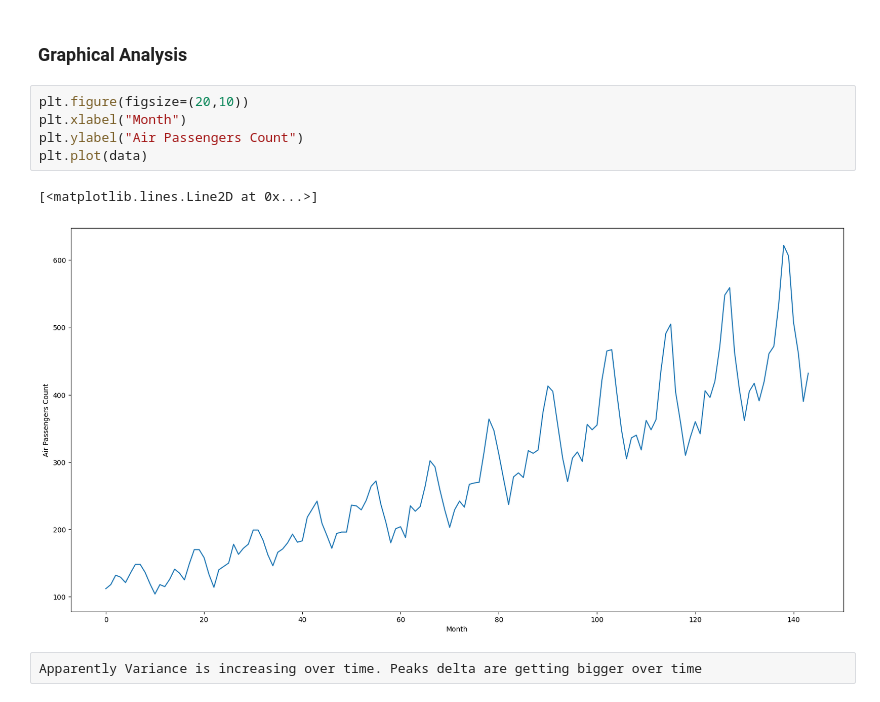
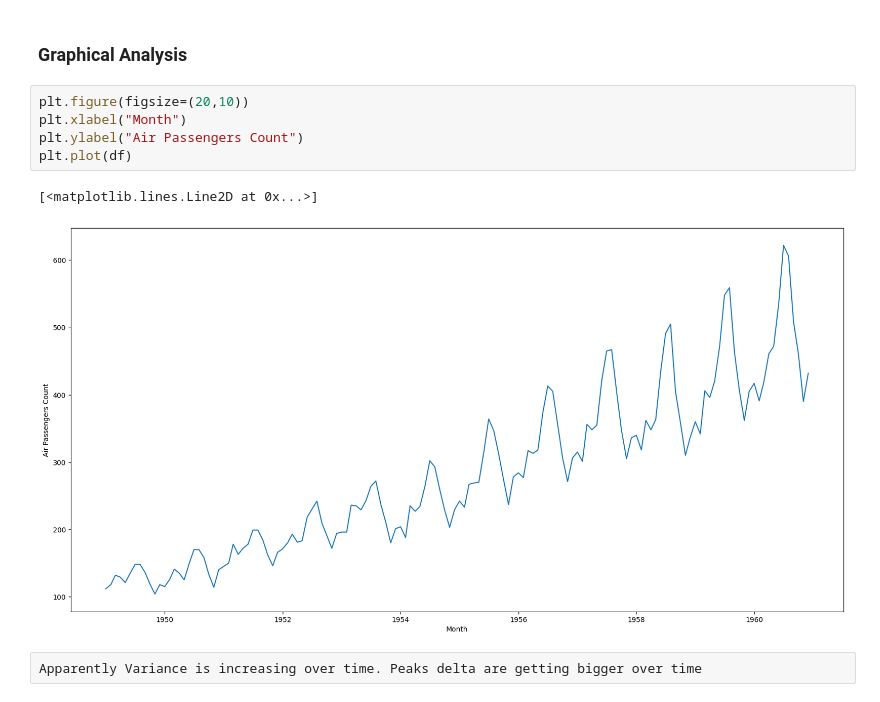
Before and after one commit to ManuLabricole/CDN-MachineLearning, a Jupyter notebook: ML6/2023_Campus_ML6-NB1.ipynb, the cells around one changed output. Drawn from its saved outputs; the diff is of its cells as text.

Commit message:
first import and data analysis fro ARIMA

```diff
--- a/ML6/2023_Campus_ML6-NB1.ipynb
+++ b/ML6/2023_Campus_ML6-NB1.ipynb
@@ -154,11 +155,11 @@ df.head()
 # %%
 plt.figure(figsize=(20,10))
 plt.xlabel("Month")
 plt.ylabel("Air Passengers Count")
-plt.plot(data)
+plt.plot(df)
 # %% [output]
 [<matplotlib.lines.Line2D at 0x...>]
-[figure, old version]
+[figure, new version]
 # %% [raw]
 Apparently Variance is increasing over time. Peaks delta are getting bigger over time
 # %% [markdown]
```
Also changed, not shown: parts of 5 cells of this notebook, 3 other files.
